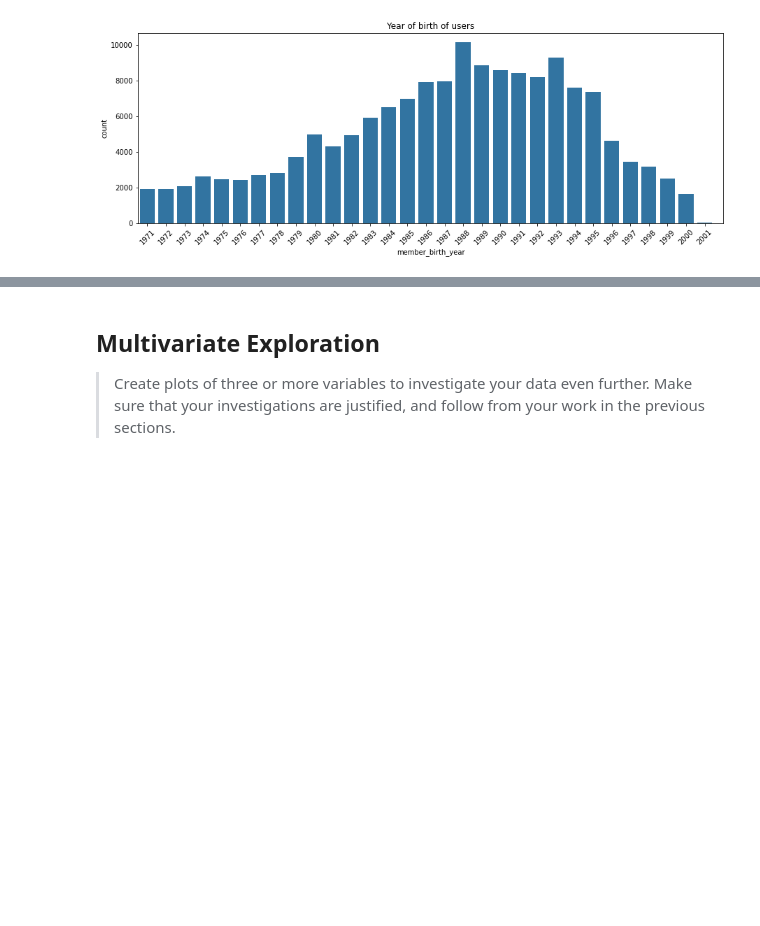
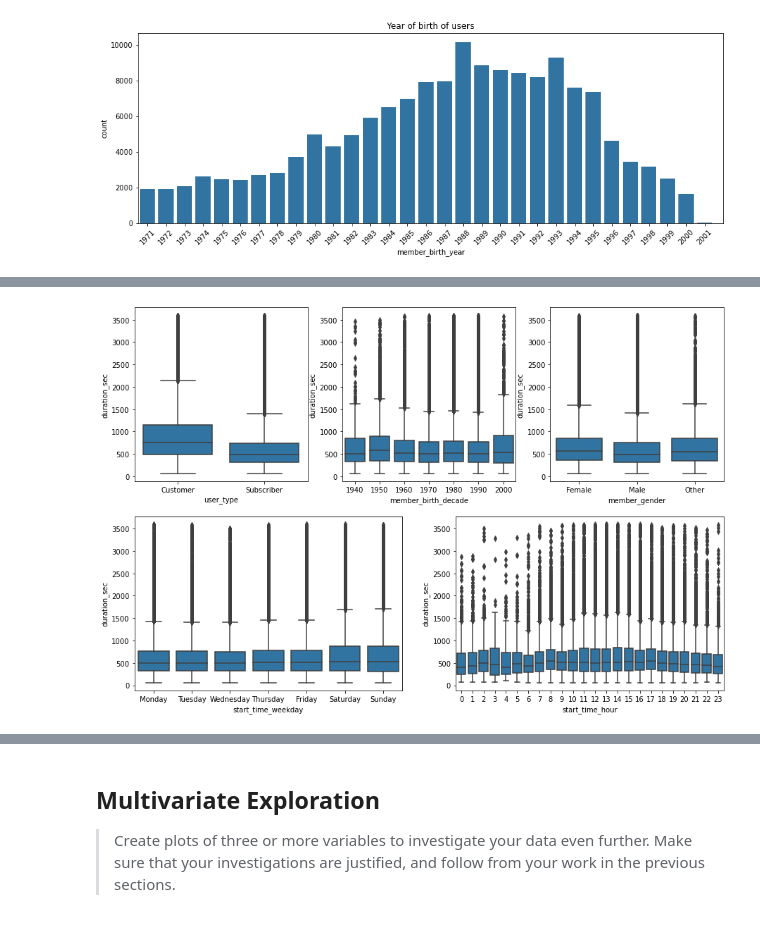
Before and after one commit to aingelmo/aingelmo.github.io, a Jupyter notebook: Project_5_Communicate-Data-Findings/exploration_template.ipynb, the cells around one changed output, grey strips where cells are left out. Cells and saved outputs as stored; diff of their text form; code cells hidden in the pictures; blank space fills up the shorter version.

```diff
--- a/Project_5_Communicate-Data-Findings/exploration_template.ipynb
+++ b/Project_5_Communicate-Data-Findings/exploration_template.ipynb
@@ -305,0 +304,25 @@ plt.show();
+# %%
+#Set figure size
+plt.figure(figsize=(15,10))
+
+#Duration per user
+plt.subplot(2, 3, 1)
+sb.boxplot(data=ford_clean, x="user_type", y="duration_sec", color=base_color);
+
+#Duration per decade of birth
+plt.subplot(2, 3, 2)
+sb.boxplot(data=ford_clean, x="member_birth_decade", y="duration_sec", color=base_color);
+
+#Duration per gender
+plt.subplot(2, 3, 3)
+sb.boxplot(data=ford_clean, x="member_gender", y="duration_sec", color=base_color);
+
+#Duration per start hour
+plt.subplot(2, 2, 4)
+sb.boxplot(data=ford_clean, x="start_time_hour", y="duration_sec", color=base_color);
+
+#Duration per start weekday
+plt.subplot(2, 2, 3)
+sb.boxplot(data=ford_clean, x="start_time_weekday", y="duration_sec", color=base_color, order=week_order);
+# %% [output]
+[figure, added]
```
Also changed, not shown: parts of 16 cells of this notebook.
